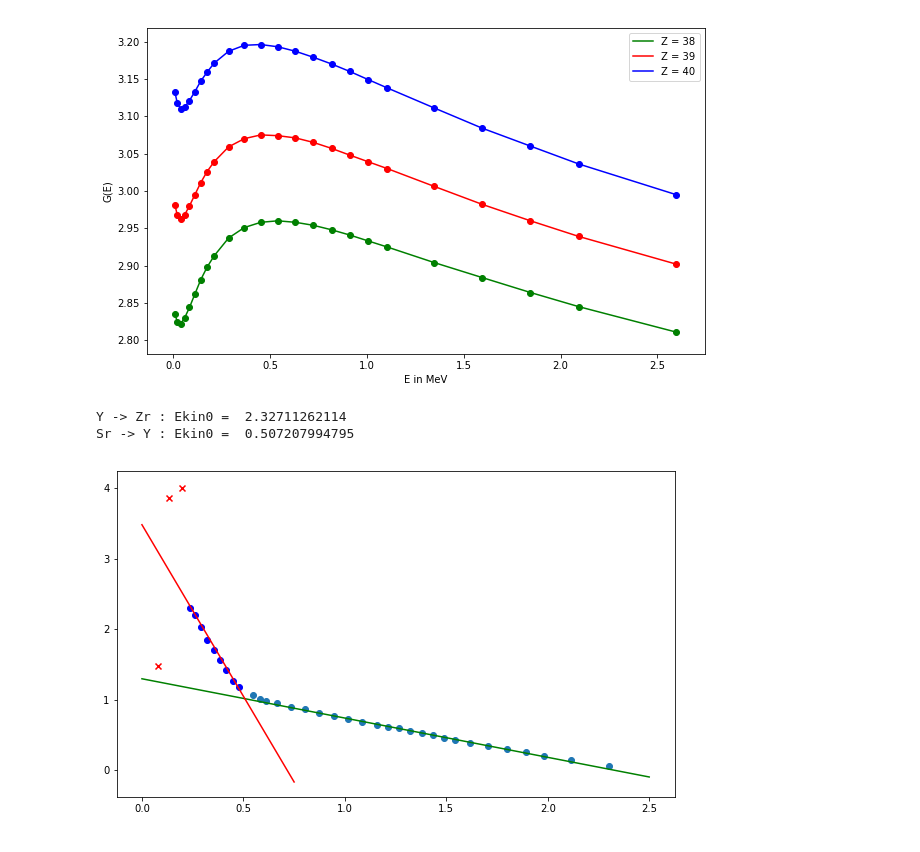
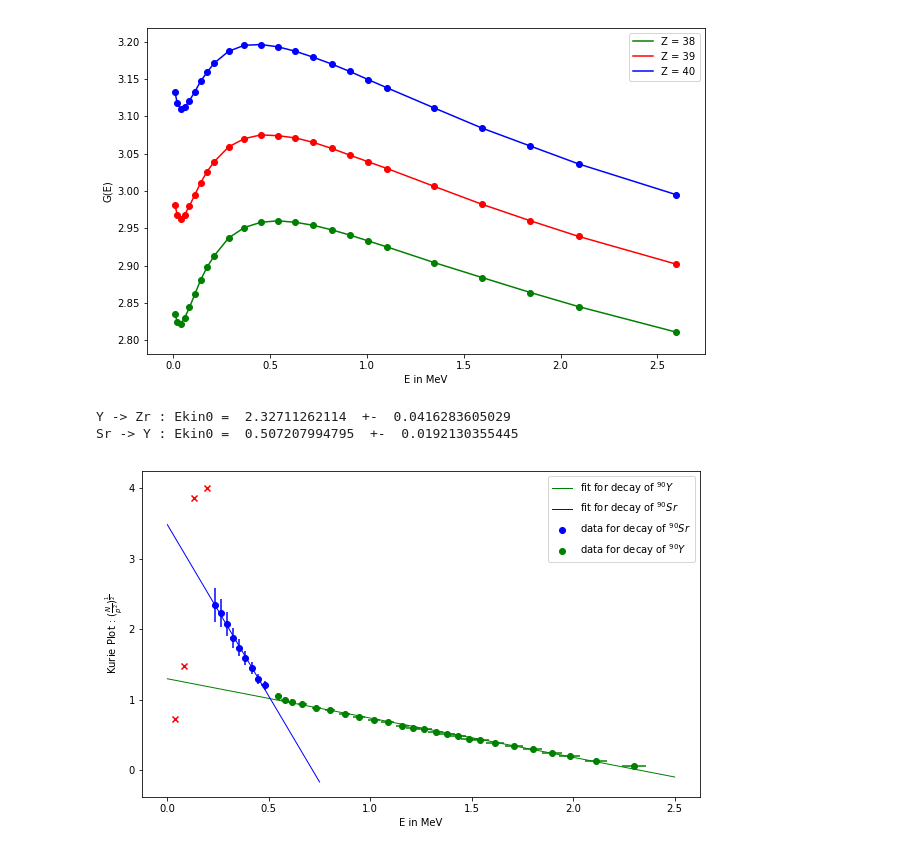
Before and after one commit to NlKLas/PyRePo, a Jupyter notebook: V10/V10.ipynb, the cells around one changed output. Cells and saved outputs as stored; diff of their text form; code cells hidden in the pictures.

```diff
--- a/V10/V10.ipynb
+++ b/V10/V10.ipynb
@@ -247,31 +272,44 @@ ax.legend()
 # %%
 #Curie Plot with coulomb
 popt, pcov = curve_fit(g,E[:25],curie_coul(countrate,p,G_40)[:25])
 m1= popt[0]
+m1_err = np.sqrt(np.diag(pcov))[0]
 b1 = popt[1]
+b1_err = np.sqrt(np.diag(pcov))[1]
 t1 = np.linspace(0,2.5,100)
 
 popt, pcov = curve_fit(g,E[26:35],curie_coul(countrate,p,G_39)[26:35])
 m2= popt[0]
+m2_err = np.sqrt(np.diag(pcov))[0]
 b2 = popt[1]
+b2_err = np.sqrt(np.diag(pcov))[1]
 t2 = np.linspace(0,0.75,100)
 
+cur_err_40 = curie_coul_err(np.array(countrate),np.array(p),np.array(G_40),np.array(countrate_err),np.array(p_err))
+cur_err_39 = curie_coul_err(np.array(countrate),np.array(p),np.array(G_39),np.array(countrate_err),np.array(p_err))
 
 fig,ax = plt.subplots(figsize=(10,6))
-ax.scatter(E[26:35],curie_coul(countrate,p,G_40)[26:35],c="b")
-ax.scatter(E[:25],curie_coul(countrate,p,G_39)[:25])
-ax.plot(t1,g(t1,m1,b1),c="g")
-ax.plot(t2,g(t2,m2,b2),c="r")
-ax.scatter(E[-4:],curie(countrate,p)[-4:],marker="x",c="red")
+ax.scatter(E[26:35],curie_coul(countrate,p,G_39)[26:35],c="b",label="data for decay of $^{90} Sr$")##left part
+ax.errorbar(E[26:35],curie_coul(countrate,p,G_39)[26:35],xerr=E_err[26:35],yerr=cur_err_39[26:35],c="b",ls=" ")
+ax.scatter(E[:25],curie_coul(countrate,p,G_40)[:25],c="g",label="data for decay of $^{90} Y$")##right part
+ax.errorbar(E[:25],curie_coul(countrate,p,G_40)[:25],xerr=E_err[:25],yerr=cur_err_40[:25],c="g",ls=" ")   ##FF6300
+ax.plot(t1,g(t1,m1,b1),c="g",lw=1,label="fit for decay of $^{90} Y$")
+ax.plot(t2,g(t2,m2,b2),c="b",lw=1,label="fit for decay of $^{90} Sr$")
+ax.scatter(E[-4:],curie(countrate,p)[-4:],marker="x",c="red")#discarded points
+ax.set_xlabel("E in MeV")
+ax.set_ylabel(r"Kurie Plot : $(\frac{N}{p^2})^{\frac{1}{2}}$")
 
+ax.legend(loc=("best"))
+E1 = -b1/m1
+E1_err = np.sqrt((b1_err/m1)**2+(m1_err*b1/m1**2)**2)
+E2 = -(b1-b2)/(m1-m2)
+E2_err = np.sqrt((b1_err/(m1-m2))**2+(b2_err/(m1-m2))**2+(m1_err*(b1-b2)/(m1-m2)**2)**2+(m2_err*(b1-b2)/(m1-m2)**2)**2)
 
-#ax.legend(loc=("best"))
-
-print("Y -> Zr : Ekin0 = ",-b1/m1)
-print("Sr -> Y : Ekin0 = ",-(b1-b2)/(m1-m2))
+print("Y -> Zr : Ekin0 = ",E1," +- ",E1_err)
+print("Sr -> Y : Ekin0 = ",E2," +- ",E2_err)
 # %% [output]
-Y -> Zr : Ekin0 =  2.32711262114
-Sr -> Y : Ekin0 =  0.507207994795
+Y -> Zr : Ekin0 =  2.32711262114  +-  0.0416283605029
+Sr -> Y : Ekin0 =  0.507207994795  +-  0.0192130355445
-[figure, old version]
+[figure, new version]
 # %%
 #Curie Plot with coulomb and S correction
```
Also changed, not shown: parts of 4 cells of this notebook, 2 other files.
